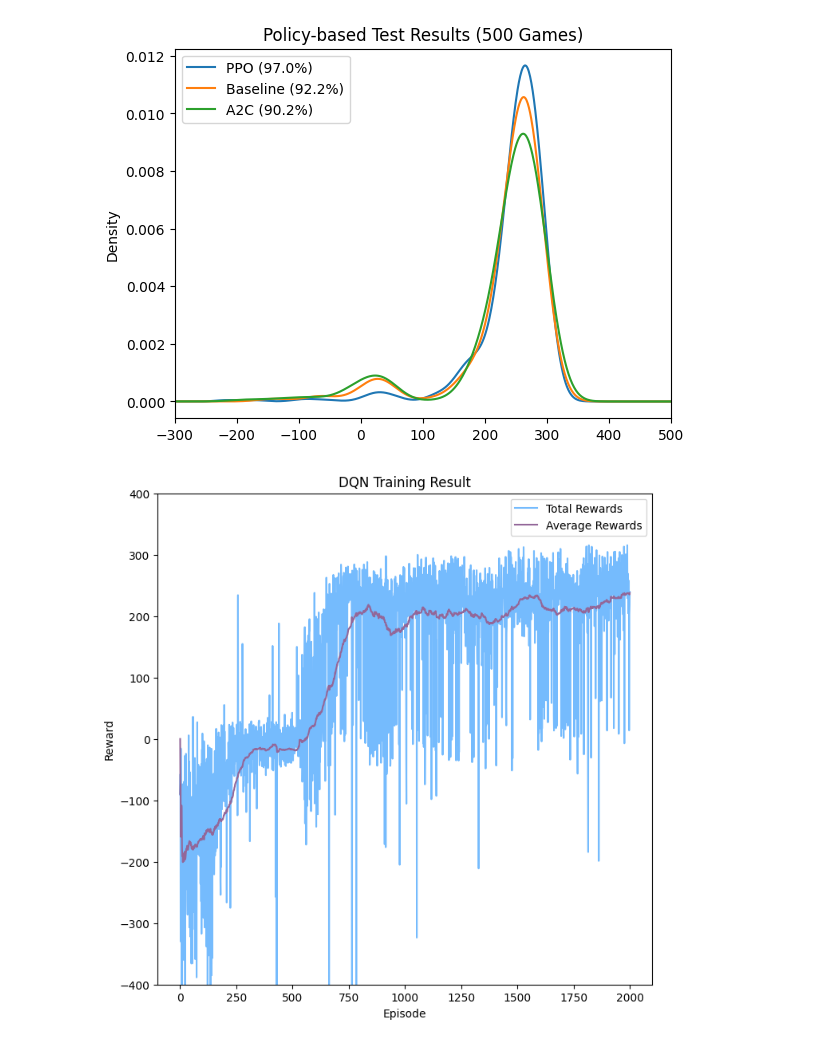
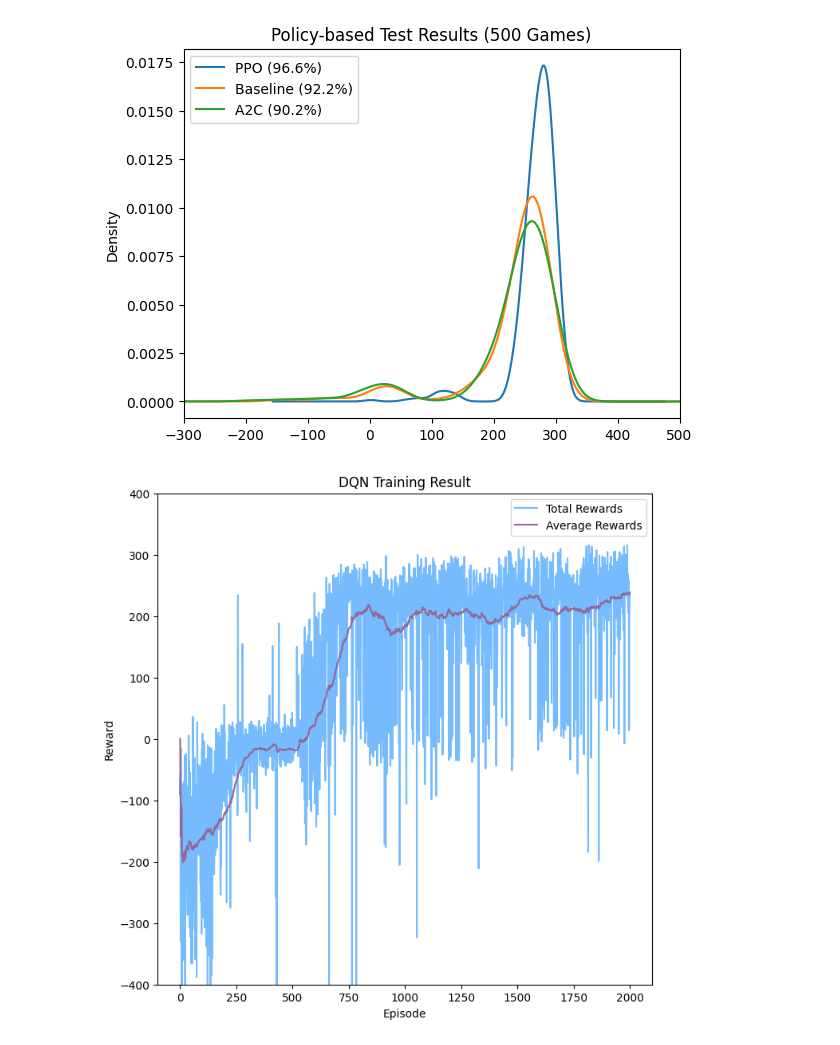
Before and after one commit to MatthewSummons/Immutables-RL, a Jupyter notebook: Results/plot_final_result.ipynb, the cells around one changed output. Saved outputs shown, nothing was run; the diff lists cells and outputs as text; code cells hidden in the pictures.

```diff
--- a/Results/plot_final_result.ipynb
+++ b/Results/plot_final_result.ipynb
@@ -39,31 +39,31 @@ draw_plot('./PPO/PPO_Result_2.pkl', 'PPO')
 # %%
 plt.xlim([-300, 500])  # Set the range of the x-axis
 
-with open('./PPO/PPO_Result_2.pkl', 'rb') as f:
+with open('./PPO/PPO_Result_3.pkl', 'rb') as f:
     data = pickle.load(f)
 test_total_rewards = data['test_total_rewards']
 test_final_rewards = data['test_final_rewards']
 total_rewards = pd.Series(test_total_rewards, name="Total Rewards")
 success_rate = test_final_rewards.count(100) / 500 *100
 total_rewards.plot(kind="kde", label=f"PPO ({success_rate}%)",legend=True)
 with open('./Policy baseline/luck_draw_test_data.pkl', 'rb') as f:
     data = pickle.load(f)
 test_total_rewards = data['total_rewards']
 test_final_rewards = data['final_rewards']
 total_rewards = pd.Series(test_total_rewards, name="Total Rewards")
 success_rate = test_final_rewards.count(100) / 500 *100
 total_rewards.plot(kind="kde", label=f"Baseline ({success_rate}%)",title="Policy-based Test Results (500 Games)",legend=True)
 with open('./actor critique/A2C.pkl', 'rb') as f:
     data = pickle.load(f)
 test_total_rewards = data['test_total_rewards']
 test_final_rewards = data['test_final_rewards']
 total_rewards = pd.Series(test_total_rewards, name="Total Rewards")
 success_rate = test_final_rewards.count(100) / 500 *100
 total_rewards.plot(kind="kde", label=f"A2C ({success_rate}%)",legend=True)
 
 plt.show()
 # %% [output]
-[figure, old version]
+[figure, new version]
 # %%
 def moving_average(total_rewards):
     if len(total_rewards) == 0:
```
Also changed, not shown: parts of 1 cell of this notebook, 26 other files.
